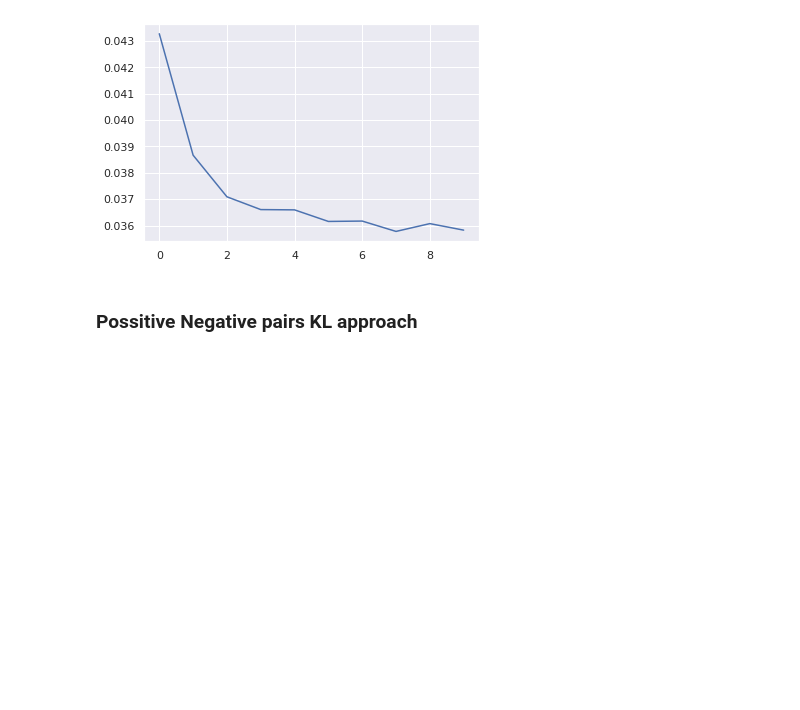
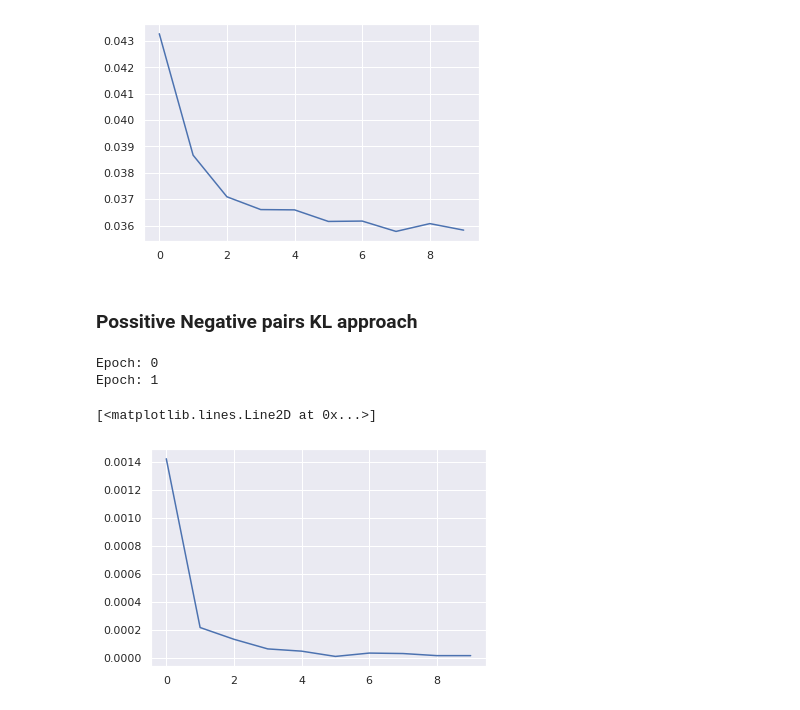
Before and after one commit to mdiephuis/SimCLR, a Jupyter notebook: notebooks/MI_KL_testing.ipynb, the cells around one changed output. Cells and saved outputs as stored; diff of their text form; code cells hidden in the pictures; blank space fills up the shorter version.

```diff
--- a/notebooks/MI_KL_testing.ipynb
+++ b/notebooks/MI_KL_testing.ipynb
@@ -135,10 +135,12 @@ E_optim = Adam(encoder.parameters(), lr=1e-3)
 MI_optim = Adam(mi_estimator.parameters(), lr=1e-3)
 # %%
 num_epochs = 10
-beta = 1.
+beta1 = 1e-2
+beta2 = 1e-3
 
 loss_hist = []
-skl_hist = []
+skl_neg_hist = []
+skl_pos_hist = []
 pnkl_hist = []
 
 encoder.train()
@@ -147,12 +149,15 @@ mi_estimator.train()
 for epoch in range(num_epochs):
     print("Epoch: {}".format(epoch))
     batch_loss = 0.
-    batch_skl = 0.
-    batch_pnkl = 0.
+    batch_skl_neg_loss = 0.
+    batch_skl_pos_loss = 0.
     for ind, (xi, xj, _) in enumerate(train_loader):
 
         xi = xi.cuda() if use_cuda else xi
         xj = xj.cuda() if use_cuda else xj
+
+        # Possitive samples
+        #
 
         # Encoder forward
         p_xi_vi = encoder(xi)
@@ -173,22 +178,45 @@ for epoch in range(num_epochs):
         # Symmetric KL
         kl_1_2 = p_xi_vi.log_prob(zi) - p_xj_vj.log_prob(zi)
         kl_2_1 = p_xj_vj.log_prob(zj) - p_xi_vi.log_prob(zj)
-        skl = (kl_1_2 + kl_2_1).mean() / 2.
+        skl_pos = (kl_1_2 + kl_2_1).mean() / 2.
 
 
-        # positive negative kl
+        # Negative samples
+        #
 
+        # Encoder forward
+        p_xi_vi = encoder(xi)
+        xj = torch.roll(xj, 1, 0)
+        p_xj_vj = encoder(xj)
 
-        loss = mi_grad + beta * skl
+        # Sample
+        zi = p_xi_vi.rsample()
+        zj = p_xj_vj.rsample()
+
+        # Symmetric KL
+        kl_1_2 = p_xi_vi.log_prob(zi) - p_xj_vj.log_prob(zi)
+        kl_2_1 = p_xj_vj.log_prob(zj) - p_xi_vi.log_prob(zj)
+        skl_neg = (kl_1_2 + kl_2_1).mean() / 2.
+
+        loss = mi_grad + beta1 * skl_pos + beta2 * skl_neg
 
         encoder.zero_grad()
         loss.backward()
         E_optim.step()
 
         batch_loss += (loss.item() / xi.size(0))
-        batch_skl_loss += (skl.item() / xi.size(0))
-        batch_pnkl += (pnkl.item() / xi.size(0))
+        batch_skl_neg_loss += (skl_neg.item() / xi.size(0))
+        batch_skl_pos_loss += (skl_pos.item() / xi.size(0))
 
     loss_hist.append(batch_loss / (ind + 1))
-    skl_hist.append(batch_skl_loss / (ind + 1))
-    pnkl_hist.append(batch_pnkl / (ind + 1))
+    skl_neg_hist.append(batch_skl_neg_loss / (ind + 1))
+    skl_pos_hist.append(batch_skl_pos_loss / (ind + 1))
+# %% [output]
+Epoch: 0
+Epoch: 1
+# %%
+sns.set()
+plt.plot(skl_neg_hist)
+# %% [output]
+[<matplotlib.lines.Line2D at 0x...>]
+[figure, added]
```
Also changed, not shown: parts of 1 cell of this notebook.
